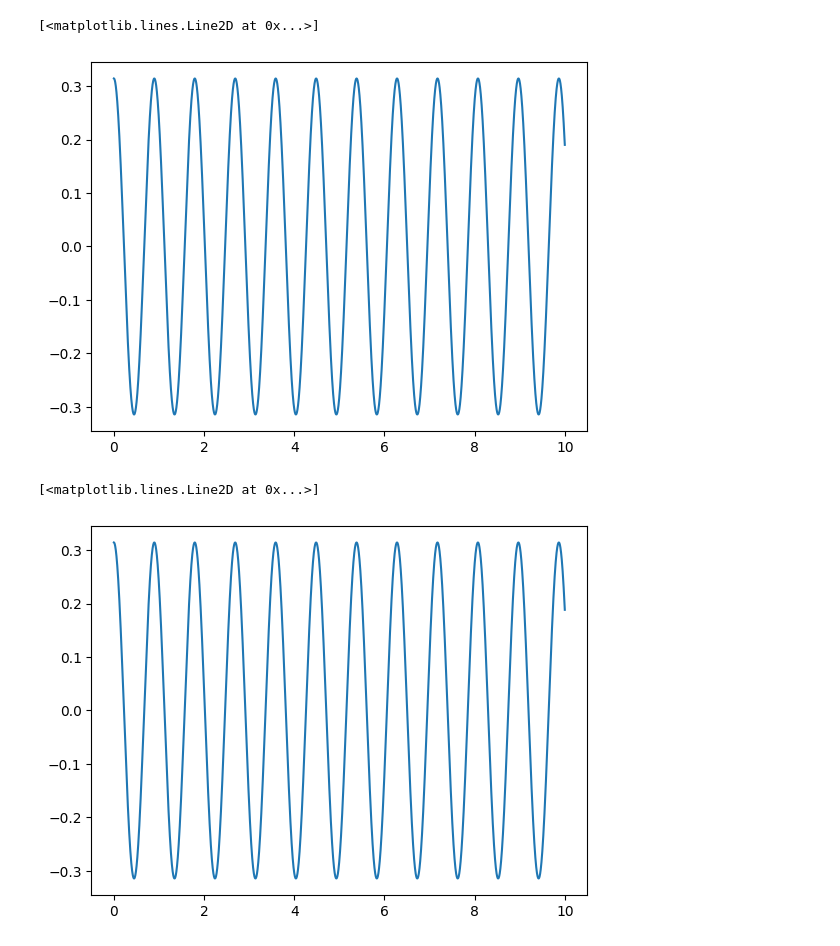
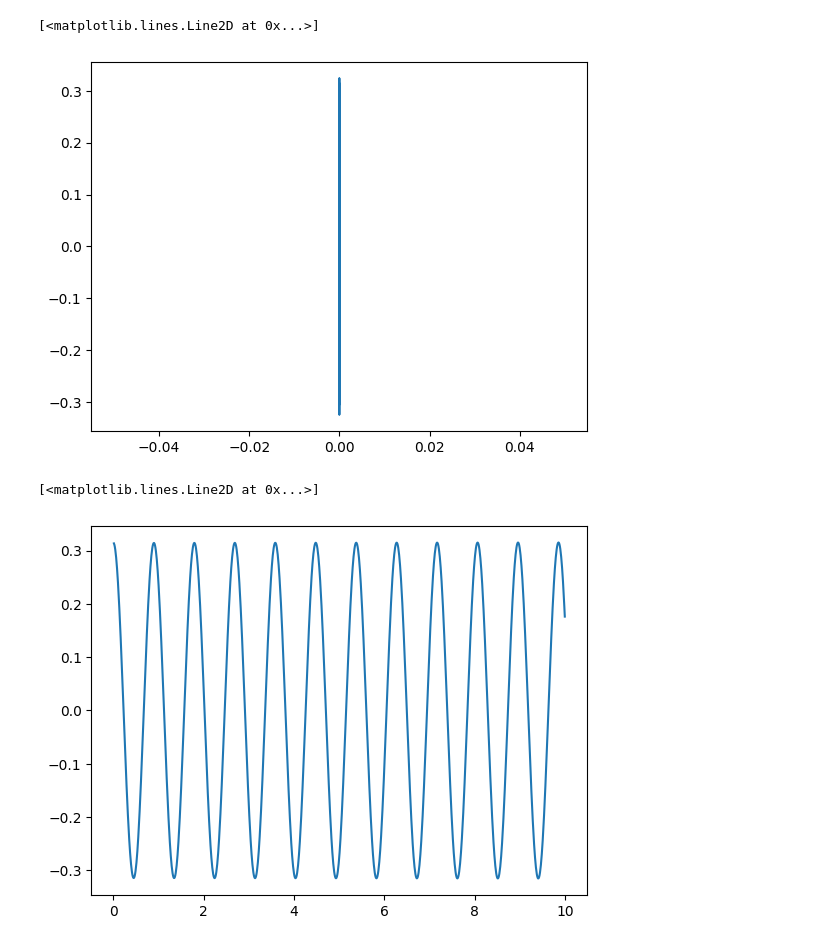
Before and after one commit to Lin-13/PySim, a Jupyter notebook: kalman.ipynb, the cells around one changed output. Drawn from its saved outputs; the diff is of its cells as text; code cells hidden in the pictures.

```diff
--- a/kalman.ipynb
+++ b/kalman.ipynb
@@ -7,17 +8,17 @@ from state_space.simulator import DynamicSystem,TimeVariable,WhiteNoise
 # %%
 pendulm = Pendulm(1,0.2)
-simulator = DynamicSystem(pendulm.A,pendulm.B,pendulm.C,pendulm.D,0.001)
+simulator = DynamicSystem(pendulm.A,pendulm.B,pendulm.C,pendulm.D)
 simulator.init(np.array([[np.pi/10],[0]]))
 theta = []
 for step in range(10000):
     t = simulator.update(0)
     theta.append([simulator.t,t.item()])
 
 theta = np.array(theta)
 plt.plot(theta[:,0],theta[:,1])
 # %% [output]
 [<matplotlib.lines.Line2D at 0x...>]
-[figure, old version]
+[figure, new version]
 # %%
 simulator.init(np.array([[np.pi/10],[0]]))
 simulator.set_u(0)
@@ -29,5 +30,5 @@ history = np.array(history)
 plt.plot(history[:,0],history[:,1])
 # %% [output]
 [<matplotlib.lines.Line2D at 0x...>]
-[figure, old version]
+[figure, new version]
 # %%
```
Also changed, not shown: parts of 13 cells of this notebook, 4 other files.
